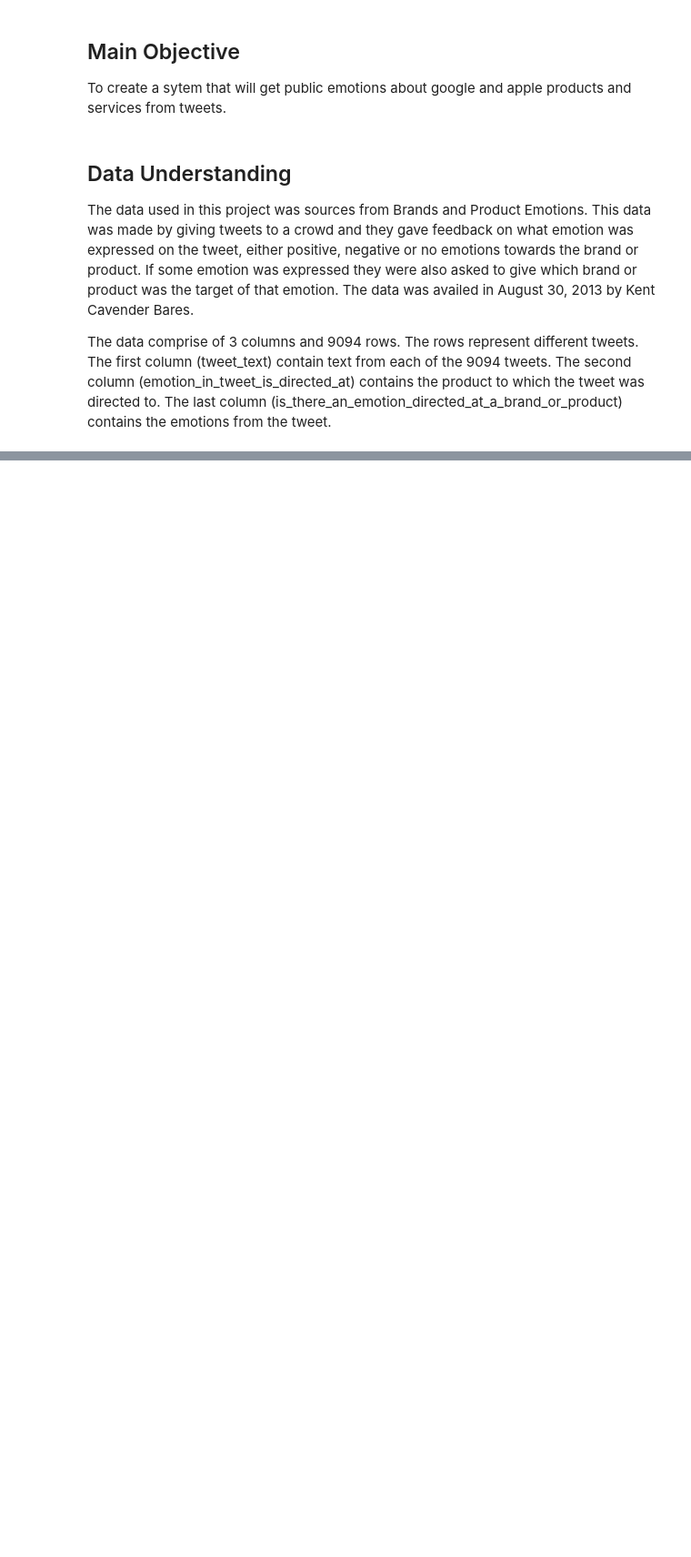
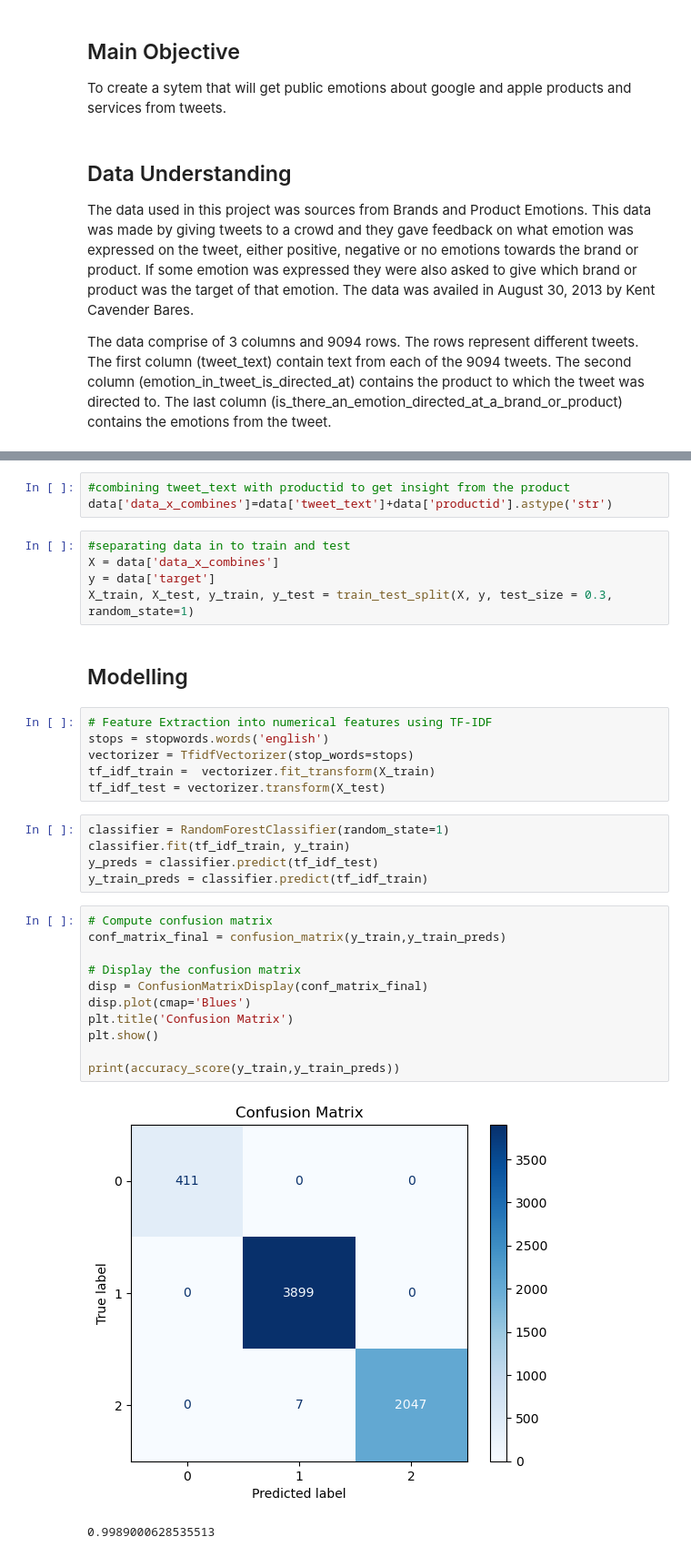
Before and after one commit to mauricenjogu/phase_4_NLP, a Jupyter notebook: doing.ipynb, the cells around one changed output, grey strips where cells are left out. Shown at 91% size. Saved outputs shown, nothing was run; the diff lists cells and outputs as text; blank space fills up the shorter version.

```diff
--- a/doing.ipynb
+++ b/doing.ipynb
@@ -53,0 +209,35 @@ data.head(5)
+# %%
+#combining tweet_text with productid to get insight from the product
+data['data_x_combines']=data['tweet_text']+data['productid'].astype('str')
+# %%
+#separating data in to train and test
+X = data['data_x_combines']
+y = data['target']
+X_train, X_test, y_train, y_test = train_test_split(X, y, test_size = 0.3, random_state=1)
+# %% [markdown]
+## Modelling
+# %%
+# Feature Extraction into numerical features using TF-IDF
+stops = stopwords.words('english')
+vectorizer = TfidfVectorizer(stop_words=stops)
+tf_idf_train =  vectorizer.fit_transform(X_train)
+tf_idf_test = vectorizer.transform(X_test)
+# %%
+classifier = RandomForestClassifier(random_state=1)
+classifier.fit(tf_idf_train, y_train)
+y_preds = classifier.predict(tf_idf_test)
+y_train_preds = classifier.predict(tf_idf_train)
+# %%
+# Compute confusion matrix
+conf_matrix_final = confusion_matrix(y_train,y_train_preds)
+
+# Display the confusion matrix
+disp = ConfusionMatrixDisplay(conf_matrix_final)
+disp.plot(cmap='Blues')
+plt.title('Confusion Matrix')
+plt.show()
+
+print(accuracy_score(y_train,y_train_preds))
+# %% [output]
+[figure, added]
+0.9989000628535513
```
Also changed, not shown: parts of 23 cells of this notebook.
